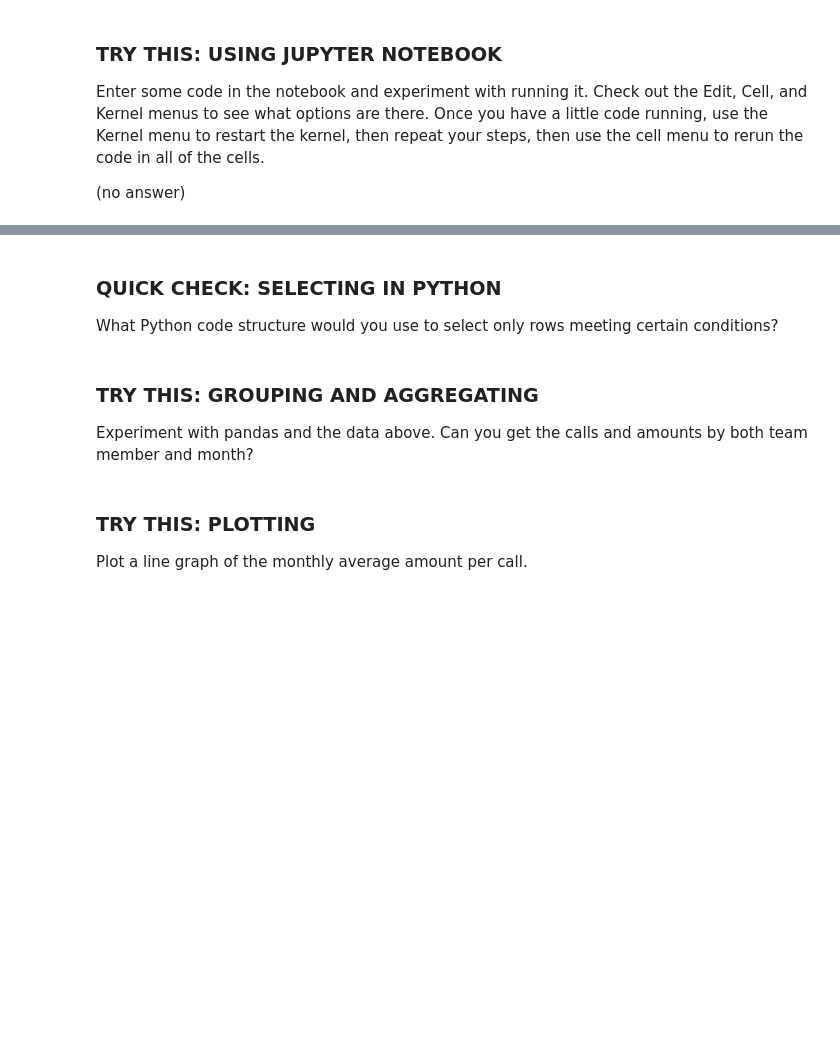
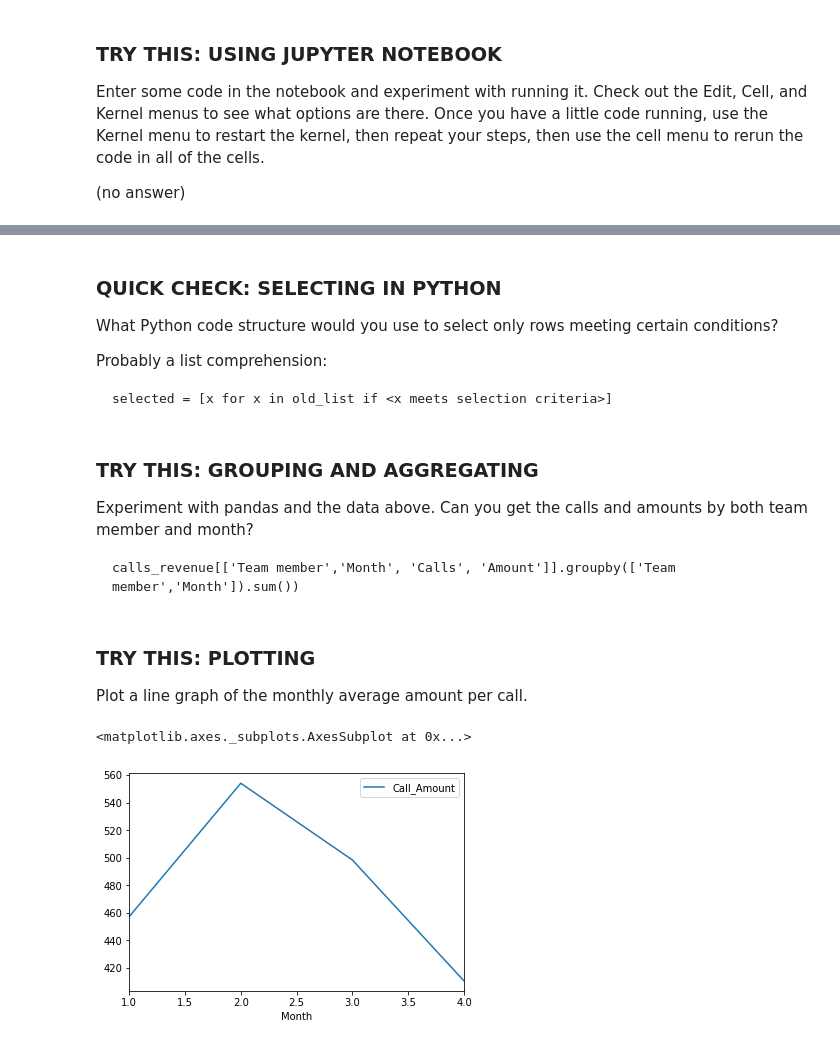
Before and after one commit to nceder/qpbe3e, a Jupyter notebook: exercise_answers/QPB3E Exercise Answers.ipynb, the cells around one changed output, grey strips where cells are left out. Saved outputs shown, nothing was run; the diff lists cells and outputs as text; code cells hidden in the pictures; blank space fills up the shorter version.

````diff
--- a/exercise_answers/QPB3E Exercise Answers.ipynb
+++ b/exercise_answers/QPB3E Exercise Answers.ipynb
@@ -2086,9 +2173,34 @@ How would you go about actually merging to data sets like the above in Python?
 # %% [markdown]
 ### QUICK CHECK: SELECTING IN PYTHON
 What Python code structure would you use to select only rows meeting certain conditions?
+
+Probably a list comprehension:
+```
+selected = [x for x in old_list if <x meets selection criteria>]
+```
 # %% [markdown]
 ### TRY THIS: GROUPING AND AGGREGATING
 Experiment with pandas and the data above. Can you get the calls and amounts by both team member and month?
+
+```
+calls_revenue[['Team member','Month', 'Calls', 'Amount']].groupby(['Team member','Month']).sum())
+```
 # %% [markdown]
 ### TRY THIS: PLOTTING
 Plot a line graph of the monthly average amount per call.
+# %%
+%matplotlib inline
+import pandas as pd
+import numpy as np
+
+# see text for these
+calls = pd.read_csv("sales_calls.csv")
+revenue = pd.read_csv("sales_revenue.csv")
+calls_revenue = pd.merge(calls, revenue, on=['Territory', 'Month'])
+calls_revenue['Call_Amount'] = calls_revenue.Amount/calls_revenue.Calls
+
+# plot
+calls_revenue[['Month', 'Call_Amount']].groupby(['Month']).mean().plot()
+# %% [output]
+<matplotlib.axes._subplots.AxesSubplot at 0x...>
+[figure, added]
````
Also changed, not shown: parts of 11 cells of this notebook, 11 other files.
